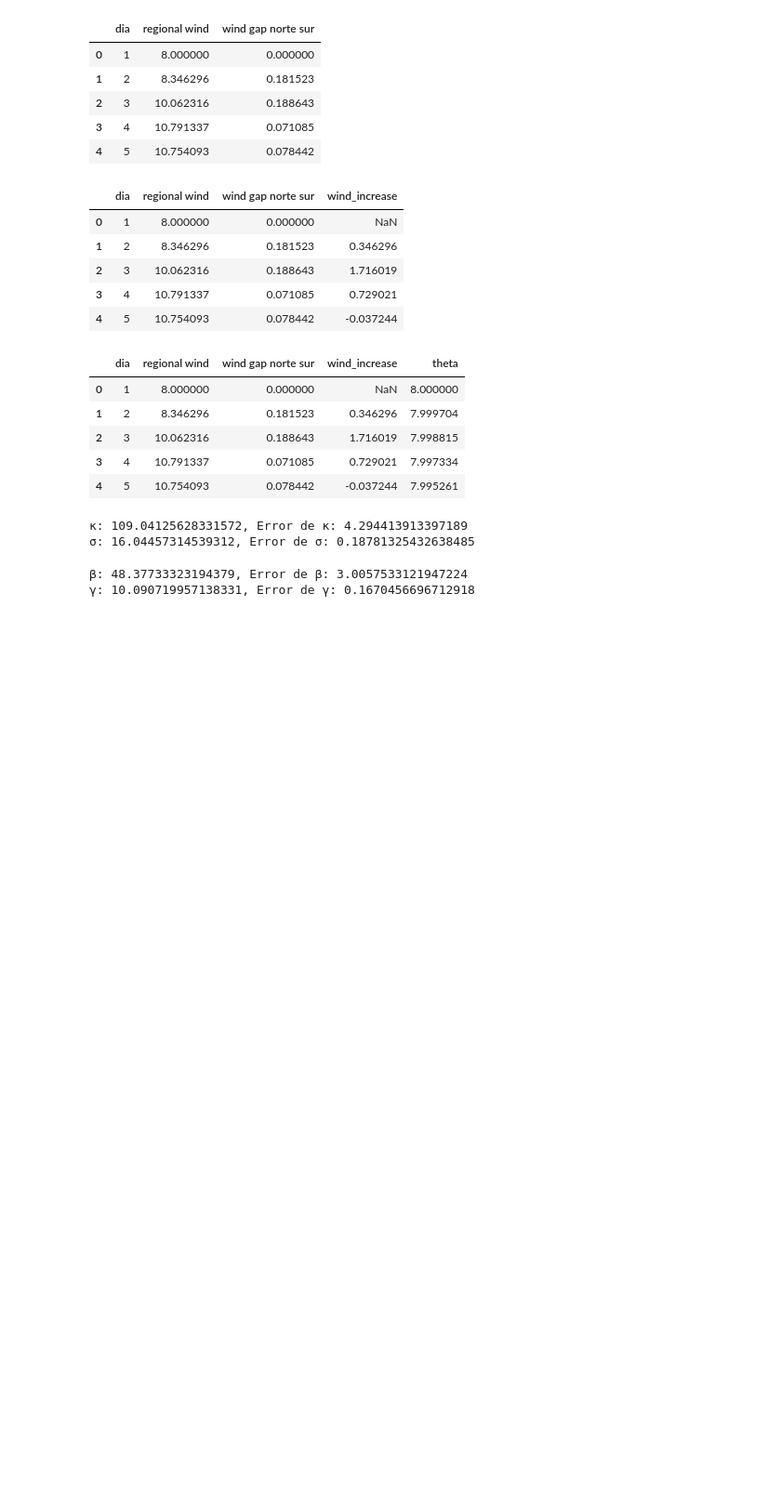
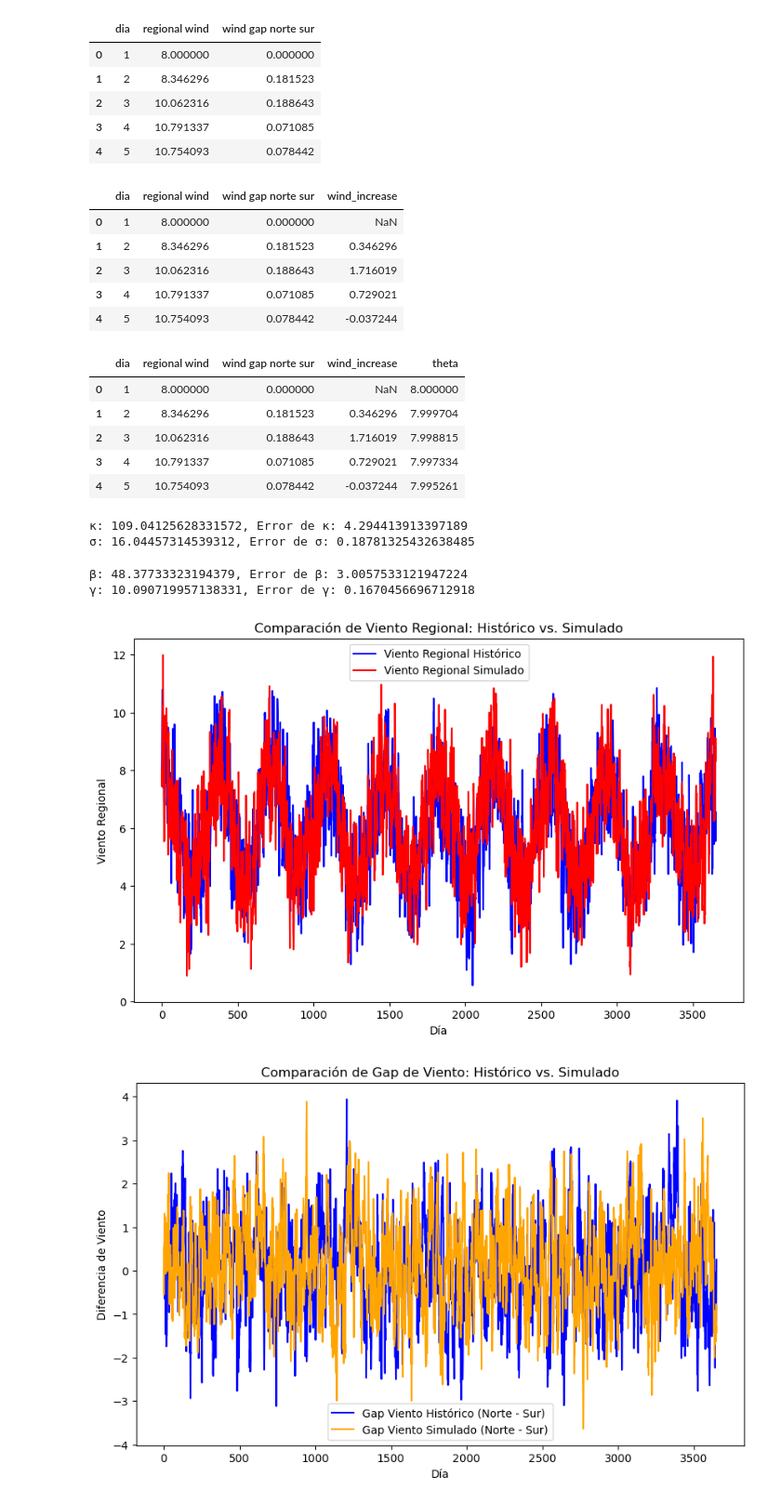
Before and after one commit to mrgimenezcosta/TP1_ACN, a Jupyter notebook: v2TP1ACN.ipynb, the cells around one changed output. Shown at 93% size. Cells and saved outputs as stored; diff of their text form; code cells hidden in the pictures; blank space fills up the shorter version.

```diff
--- a/v2TP1ACN.ipynb
+++ b/v2TP1ACN.ipynb
@@ -109,3 +109,83 @@ print(f"γ: {gamma}, Error de γ: {gamma_error}")
 # %% [output]
 β: 48.37733323194379, Error de β: 3.0057533121947224
 γ: 10.090719957138331, Error de γ: 0.1670456696712918
+# %%
+import numpy as np
+import matplotlib.pyplot as plt
+
+# Función para simular caminos de viento
+def wind_path(S_0, D_0, kappa, theta, sigma, delta, beta, gamma, T):
+    S = np.full(T, S_0)
+    D = np.full(T, D_0)
+    for t in range(1, T):
+        Z = np.random.normal(0, 1)  # Shock para el viento regional
+        W = np.random.normal(0, 1)  # Shock para la diferencia de viento
+
+        # Evolución del viento regional
+        S[t] = S[t-1] + kappa * (theta[t] - S[t-1]) * delta + np.sqrt(delta) * Z * sigma
+
+        # Evolución de la diferencia de viento entre Norte y Sur
+        D[t] = D[t-1] - (beta * D[t-1] * delta) + gamma * np.sqrt(delta) * W
+
+    return S, D
+
+# Inicialización de parámetros
+S_0 = data['regional wind'].iloc[0]
+D_0 = data['wind gap norte sur'].iloc[0]
+T = len(data)  # Usamos el mismo número de días que en los datos históricos
+delta = 1 / 365
+
+# Simulamos
+S, D = wind_path(S_0, D_0, kappa, theta, sigma, delta, beta, gamma, T)
+
+# Calculamos viento en Norte y Sur
+viento_norte = S - D / 2
+viento_sur = S + D / 2
+
+#Calculamos viento historico norte y sur
+viento_norte_historico = data['regional wind'] - data['wind gap norte sur'] / 2
+viento_sur_historico = data['regional wind'] + data['wind gap norte sur'] / 2
+
+
+# Graficamos el viento regional y simulado
+plt.figure(figsize=(10, 6))
+plt.plot(data['regional wind'], label='Viento Regional Histórico', color='blue')
+plt.plot(S, label='Viento Regional Simulado', color='red')
+plt.title('Comparación de Viento Regional: Histórico vs. Simulado')
+plt.xlabel('Día')
+plt.ylabel('Viento Regional')
+plt.legend()
+plt.show()
+
+# Graficamos la diferencia de viento (gap) entre Norte y Sur
+plt.figure(figsize=(10, 6))
+plt.plot(data['wind gap norte sur'], label='Gap Viento Histórico (Norte - Sur)', color='blue')
+plt.plot(D, label='Gap Viento Simulado (Norte - Sur)', color='orange')
+plt.title('Comparación de Gap de Viento: Histórico vs. Simulado')
+plt.xlabel('Día')
+plt.ylabel('Diferencia de Viento')
+plt.legend()
+plt.show()
+
+# Graficamos el viento en el molino Norte
+plt.figure(figsize=(10, 6))
+plt.plot(viento_norte_historico, label='Viento Norte Historico', color='red')
+plt.plot(viento_norte, label='Viento Norte Simulado', color='green')
+plt.title('Viento Simulado en el Molino Norte')
+plt.xlabel('Día')
+plt.ylabel('Viento Norte')
+plt.legend()
+plt.show()
+
+# Graficamos el viento en el molino Sur
+plt.figure(figsize=(10, 6))
+plt.plot(viento_sur_historico, label='Viento Sur Historico', color='green')
+plt.plot(viento_sur, label='Viento Sur Simulado', color='purple')
+plt.title('Viento Simulado en el Molino Sur')
+plt.xlabel('Día')
+plt.ylabel('Viento Sur')
+plt.legend()
+plt.show()
+# %% [output]
+[figure, added]
+[figure, added]
```
Also changed, not shown: parts of 6 cells of this notebook.
